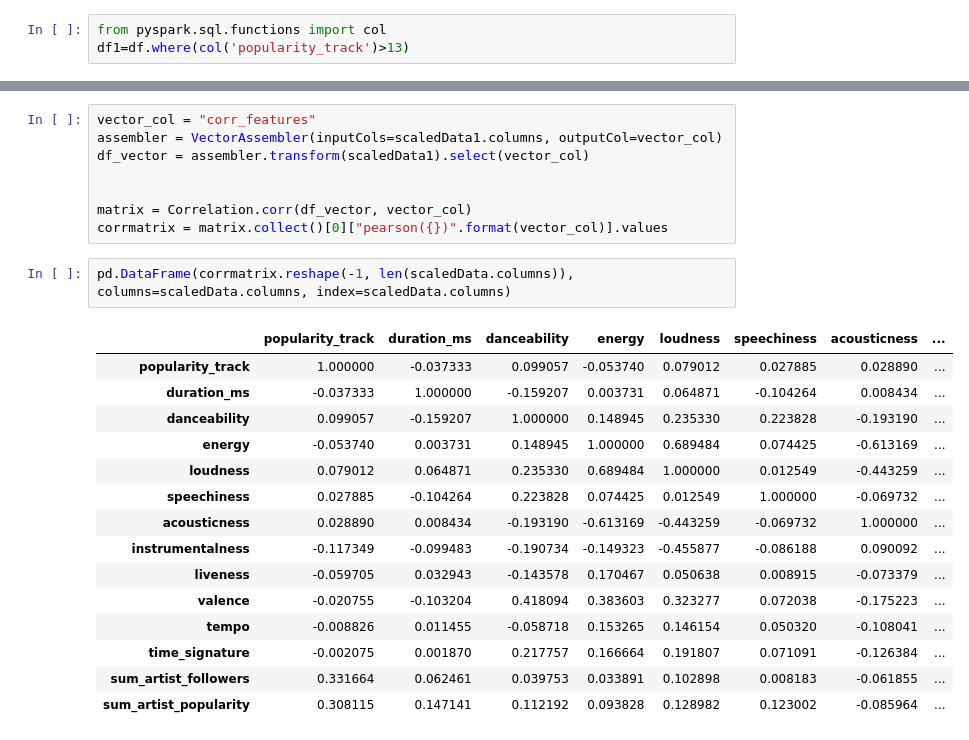
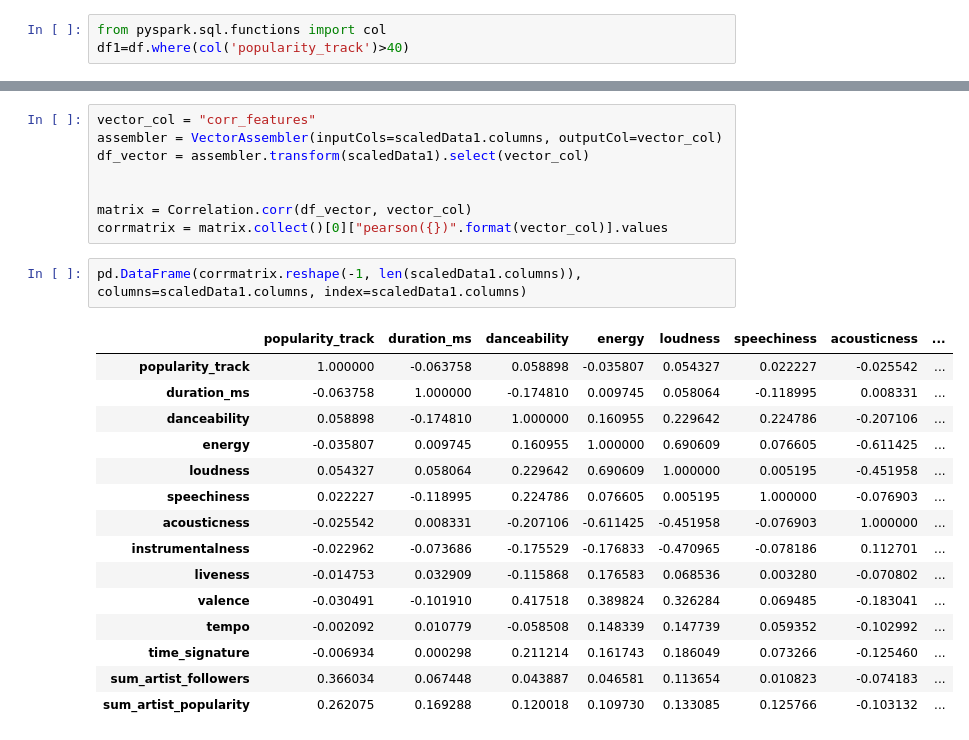
Before and after one commit to carloalbe/Pyspark-Spotify-Analysis, a Jupyter notebook: spotify data understanding.ipynb, the cells around one changed output, grey strips where cells are left out. Cells and saved outputs as stored; diff of their text form.

```diff
--- a/spotify data understanding.ipynb
+++ b/spotify data understanding.ipynb
@@ -438,7 +439,7 @@ df.approxQuantile("popularity_track", [0.25, 0.5, 0.75], 0)
 [13.0, 27.0, 41.0]
 # %%
 from pyspark.sql.functions import col
-df1=df.where(col('popularity_track')>13)
+df1=df.where(col('popularity_track')>40)
 # %%
 dates = ("2015-01-01",  "2021-01-01")
 df2=df1.where(col('release_date').between(*dates))
@@ -465,20 +466,20 @@ df_vector = assembler.transform(scaledData1).select(vector_col)
 matrix = Correlation.corr(df_vector, vector_col)
 corrmatrix = matrix.collect()[0]["pearson({})".format(vector_col)].values
 # %%
-pd.DataFrame(corrmatrix.reshape(-1, len(scaledData.columns)), columns=scaledData.columns, index=scaledData.columns)
+pd.DataFrame(corrmatrix.reshape(-1, len(scaledData1.columns)), columns=scaledData1.columns, index=scaledData1.columns)
 # %% [output]
 |  | popularity_track | duration_ms | danceability | energy | loudness | speechiness | acousticness | ... |
-| popularity_track | 1.000000 | -0.037333 | 0.099057 | -0.053740 | 0.079012 | 0.027885 | 0.028890 | ... |
-| duration_ms | -0.037333 | 1.000000 | -0.159207 | 0.003731 | 0.064871 | -0.104264 | 0.008434 | ... |
-| danceability | 0.099057 | -0.159207 | 1.000000 | 0.148945 | 0.235330 | 0.223828 | -0.193190 | ... |
-| energy | -0.053740 | 0.003731 | 0.148945 | 1.000000 | 0.689484 | 0.074425 | -0.613169 | ... |
-| loudness | 0.079012 | 0.064871 | 0.235330 | 0.689484 | 1.000000 | 0.012549 | -0.443259 | ... |
-| speechiness | 0.027885 | -0.104264 | 0.223828 | 0.074425 | 0.012549 | 1.000000 | -0.069732 | ... |
-| acousticness | 0.028890 | 0.008434 | -0.193190 | -0.613169 | -0.443259 | -0.069732 | 1.000000 | ... |
-| instrumentalness | -0.117349 | -0.099483 | -0.190734 | -0.149323 | -0.455877 | -0.086188 | 0.090092 | ... |
-| liveness | -0.059705 | 0.032943 | -0.143578 | 0.170467 | 0.050638 | 0.008915 | -0.073379 | ... |
-| valence | -0.020755 | -0.103204 | 0.418094 | 0.383603 | 0.323277 | 0.072038 | -0.175223 | ... |
-| tempo | -0.008826 | 0.011455 | -0.058718 | 0.153265 | 0.146154 | 0.050320 | -0.108041 | ... |
-| time_signature | -0.002075 | 0.001870 | 0.217757 | 0.166664 | 0.191807 | 0.071091 | -0.126384 | ... |
-| sum_artist_followers | 0.331664 | 0.062461 | 0.039753 | 0.033891 | 0.102898 | 0.008183 | -0.061855 | ... |
-| sum_artist_popularity | 0.308115 | 0.147141 | 0.112192 | 0.093828 | 0.128982 | 0.123002 | -0.085964 | ... |
+| popularity_track | 1.000000 | -0.063758 | 0.058898 | -0.035807 | 0.054327 | 0.022227 | -0.025542 | ... |
+| duration_ms | -0.063758 | 1.000000 | -0.174810 | 0.009745 | 0.058064 | -0.118995 | 0.008331 | ... |
+| danceability | 0.058898 | -0.174810 | 1.000000 | 0.160955 | 0.229642 | 0.224786 | -0.207106 | ... |
+| energy | -0.035807 | 0.009745 | 0.160955 | 1.000000 | 0.690609 | 0.076605 | -0.611425 | ... |
+| loudness | 0.054327 | 0.058064 | 0.229642 | 0.690609 | 1.000000 | 0.005195 | -0.451958 | ... |
+| speechiness | 0.022227 | -0.118995 | 0.224786 | 0.076605 | 0.005195 | 1.000000 | -0.076903 | ... |
+| acousticness | -0.025542 | 0.008331 | -0.207106 | -0.611425 | -0.451958 | -0.076903 | 1.000000 | ... |
+| instrumentalness | -0.022962 | -0.073686 | -0.175529 | -0.176833 | -0.470965 | -0.078186 | 0.112701 | ... |
+| liveness | -0.014753 | 0.032909 | -0.115868 | 0.176583 | 0.068536 | 0.003280 | -0.070802 | ... |
+| valence | -0.030491 | -0.101910 | 0.417518 | 0.389824 | 0.326284 | 0.069485 | -0.183041 | ... |
+| tempo | -0.002092 | 0.010779 | -0.058508 | 0.148339 | 0.147739 | 0.059352 | -0.102992 | ... |
+| time_signature | -0.006934 | 0.000298 | 0.211214 | 0.161743 | 0.186049 | 0.073266 | -0.125460 | ... |
+| sum_artist_followers | 0.366034 | 0.067448 | 0.043887 | 0.046581 | 0.113654 | 0.010823 | -0.074183 | ... |
+| sum_artist_popularity | 0.262075 | 0.169288 | 0.120018 | 0.109730 | 0.133085 | 0.125766 | -0.103132 | ... |
```
Also changed, not shown: parts of 5 cells of this notebook.
